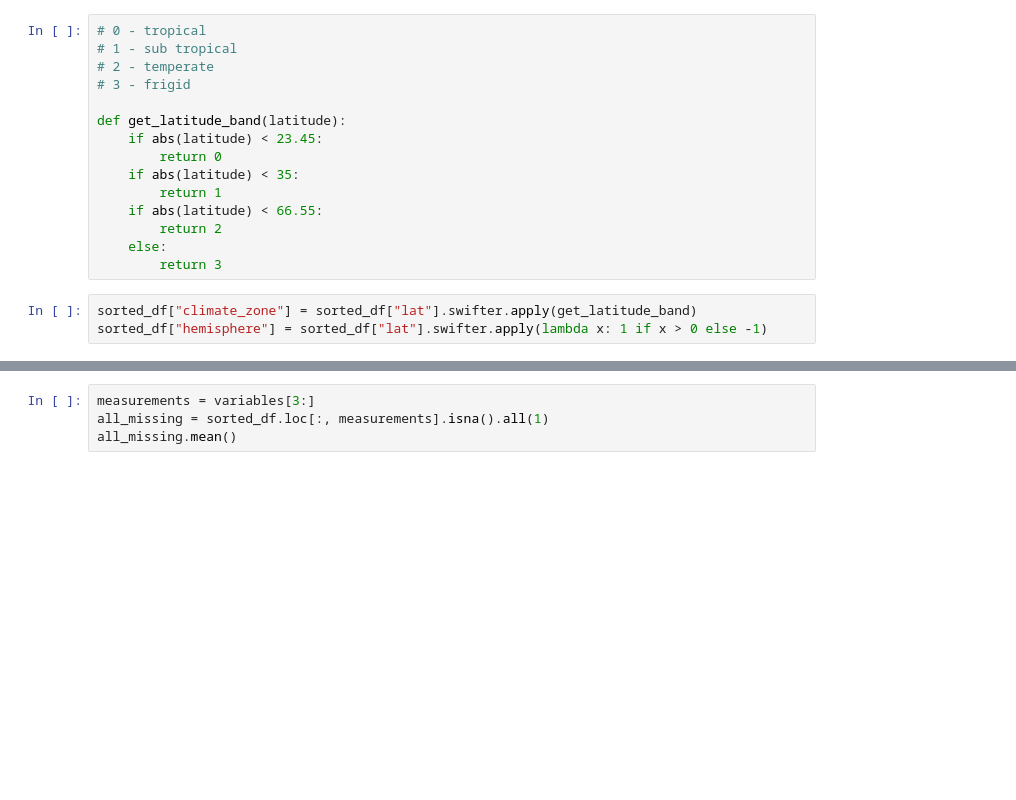
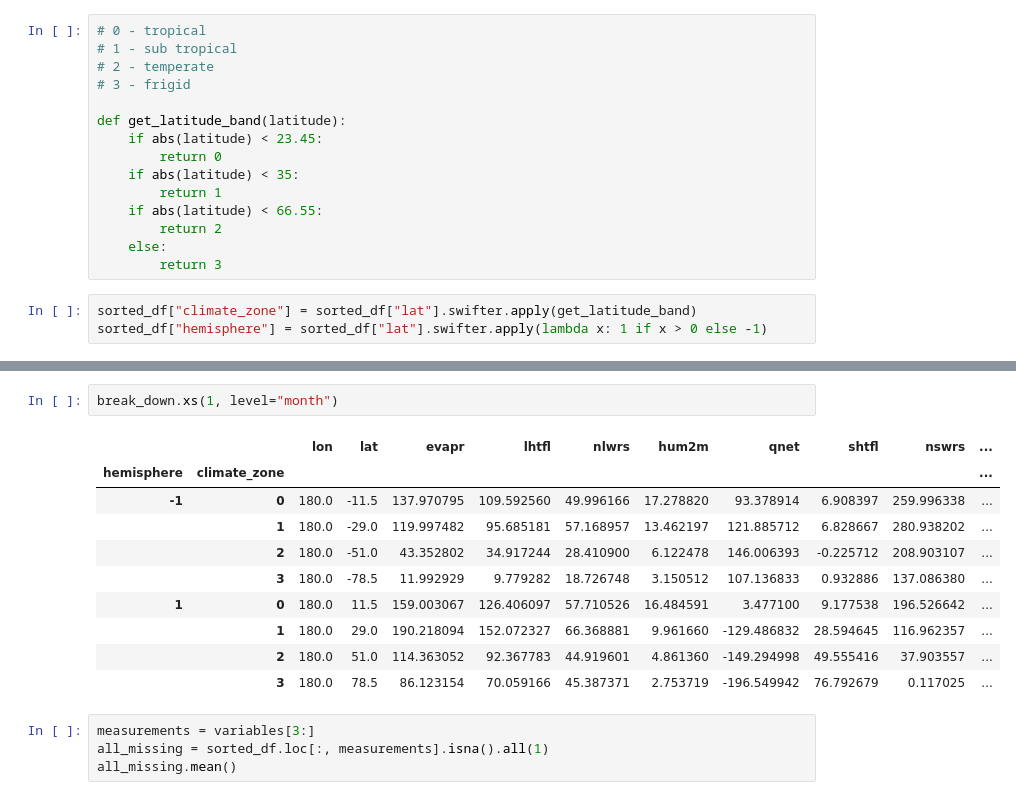
Before and after one commit to wcneill/marine-heatwave-prediction, a Jupyter notebook: clean_process.ipynb, the cells around one changed output, grey strips where cells are left out. Saved outputs shown, nothing was run; the diff lists cells and outputs as text; blank space fills up the shorter version.

```diff
--- a/clean_process.ipynb
+++ b/clean_process.ipynb
@@ -153,3 +152,16 @@ break_down.iloc[idx]
+# %%
+break_down.xs(1, level="month")
+# %% [output]
+|  |  | lon | lat | evapr | lhtfl | nlwrs | hum2m | qnet | shtfl | nswrs | ... |
+| hemisphere | climate_zone |  |  |  |  |  |  |  |  |  | ... |
+| -1 | 0 | 180.0 | -11.5 | 137.970795 | 109.592560 | 49.996166 | 17.278820 | 93.378914 | 6.908397 | 259.996338 | ... |
+|  | 1 | 180.0 | -29.0 | 119.997482 | 95.685181 | 57.168957 | 13.462197 | 121.885712 | 6.828667 | 280.938202 | ... |
+|  | 2 | 180.0 | -51.0 | 43.352802 | 34.917244 | 28.410900 | 6.122478 | 146.006393 | -0.225712 | 208.903107 | ... |
+|  | 3 | 180.0 | -78.5 | 11.992929 | 9.779282 | 18.726748 | 3.150512 | 107.136833 | 0.932886 | 137.086380 | ... |
+| 1 | 0 | 180.0 | 11.5 | 159.003067 | 126.406097 | 57.710526 | 16.484591 | 3.477100 | 9.177538 | 196.526642 | ... |
+|  | 1 | 180.0 | 29.0 | 190.218094 | 152.072327 | 66.368881 | 9.961660 | -129.486832 | 28.594645 | 116.962357 | ... |
+|  | 2 | 180.0 | 51.0 | 114.363052 | 92.367783 | 44.919601 | 4.861360 | -149.294998 | 49.555416 | 37.903557 | ... |
+|  | 3 | 180.0 | 78.5 | 86.123154 | 70.059166 | 45.387371 | 2.753719 | -196.549942 | 76.792679 | 0.117025 | ... |
 # %%
 measurements = variables[3:]
 all_missing = sorted_df.loc[:, measurements].isna().all(1)
```
Also changed, not shown: parts of 6 cells of this notebook.
